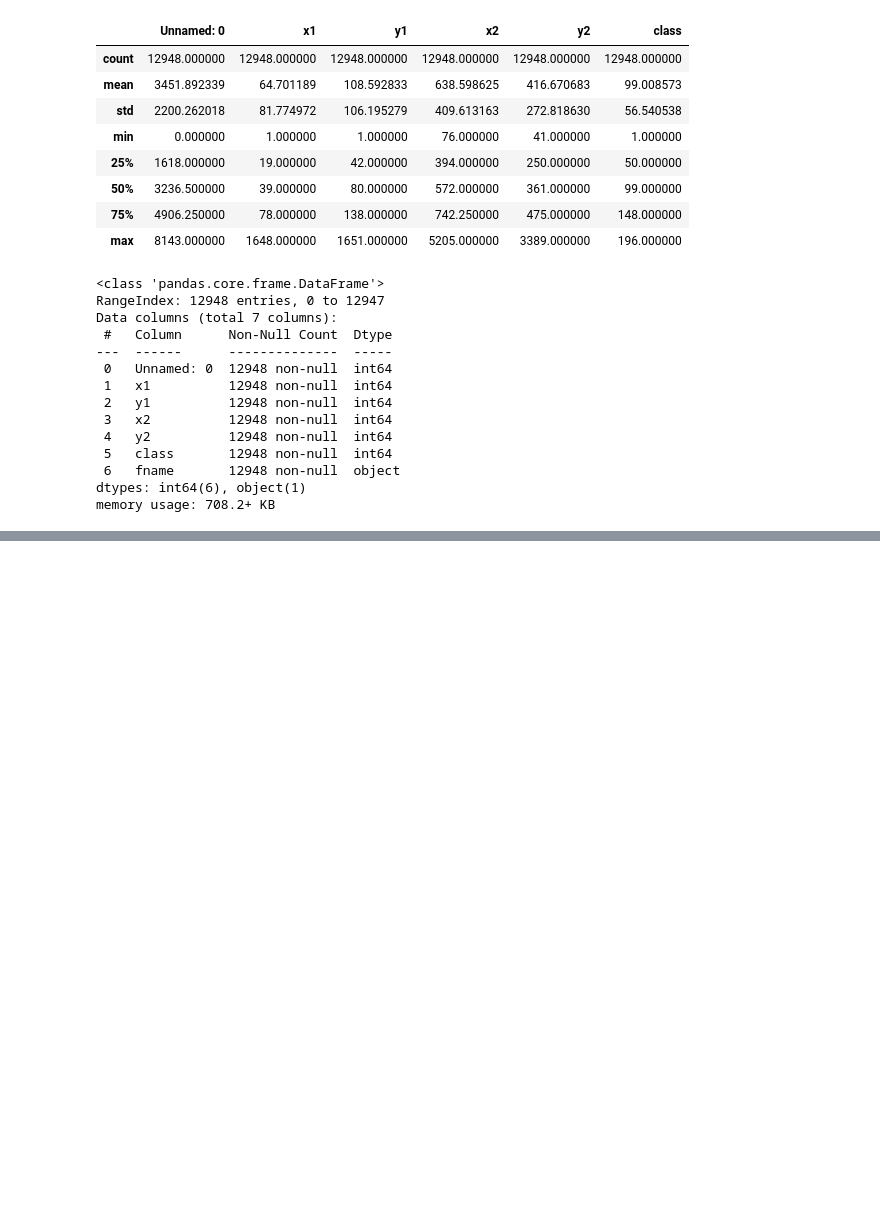
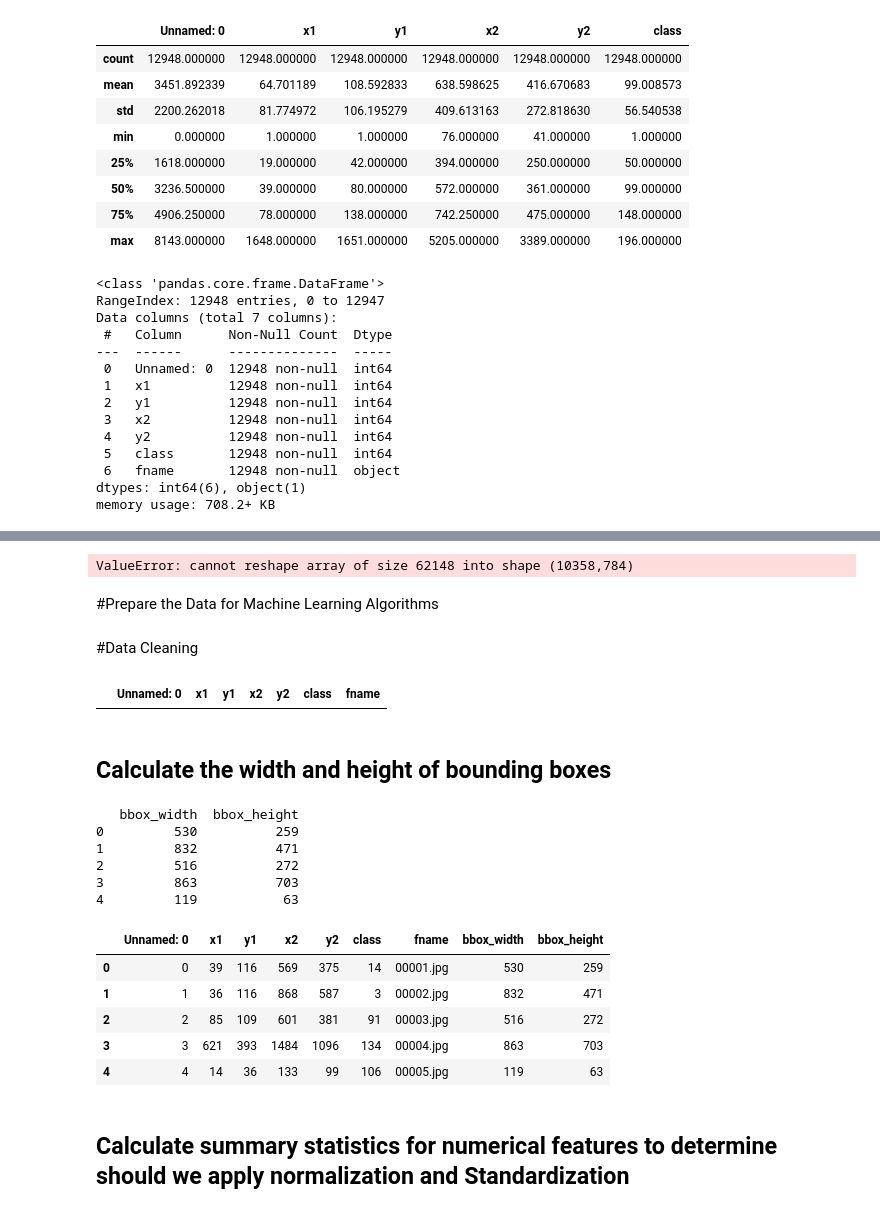
Before and after one commit to belanasaikiran/Team-6-Big-Data-Project, a Jupyter notebook: Car_Model_Detection.ipynb, the cells around one changed output, grey strips where cells are left out. Cells and saved outputs as stored; diff of their text form; code cells hidden in the pictures; blank space fills up the shorter version.

```diff
--- a/Car_Model_Detection.ipynb
+++ b/Car_Model_Detection.ipynb
@@ -104,0 +154,43 @@ memory usage: 708.2+ KB
+# %%
+X_train_reshaped = X_train_array.reshape(10358, 28*28)
+# %% [output]
+ValueError: cannot reshape array of size 62148 into shape (10358,784)
+# %% [markdown]
+#Prepare the Data for Machine Learning Algorithms
+# %% [markdown]
+#Data Cleaning
+# %%
+sample_incomplete_rows = train_data[train_data.isnull().any(axis=1)].head() #maybe we don't have any missing data
+pd.set_option('display.max_columns', None)
+sample_incomplete_rows
+# %% [output]
+|  | Unnamed: 0 | x1 | y1 | x2 | y2 | class | fname |
+# %% [markdown]
+## Calculate the width and height of bounding boxes
+# %%
+# Calculate width of bounding boxes
+train_data['bbox_width'] = train_data['x2'] - train_data['x1']
+
+# Calculate height of bounding boxes
+train_data['bbox_height'] = train_data['y2'] - train_data['y1']
+
+# Print the first few rows to verify the new features
+print(train_data[['bbox_width', 'bbox_height']].head())
+# %% [output]
+   bbox_width  bbox_height
+0         530          259
+1         832          471
+2         516          272
+3         863          703
+4         119           63
+# %%
+train_data.head()
+# %% [output]
+|  | Unnamed: 0 | x1 | y1 | x2 | y2 | class | fname | bbox_width | bbox_height |
+| 0 | 0 | 39 | 116 | 569 | 375 | 14 | 00001.jpg | 530 | 259 |
+| 1 | 1 | 36 | 116 | 868 | 587 | 3 | 00002.jpg | 832 | 471 |
+| 2 | 2 | 85 | 109 | 601 | 381 | 91 | 00003.jpg | 516 | 272 |
+| 3 | 3 | 621 | 393 | 1484 | 1096 | 134 | 00004.jpg | 863 | 703 |
+| 4 | 4 | 14 | 36 | 133 | 99 | 106 | 00005.jpg | 119 | 63 |
+# %% [markdown]
+## Calculate summary statistics for numerical features to determine should we apply normalization and Standardization
```
Also changed, not shown: parts of 28 cells of this notebook.
